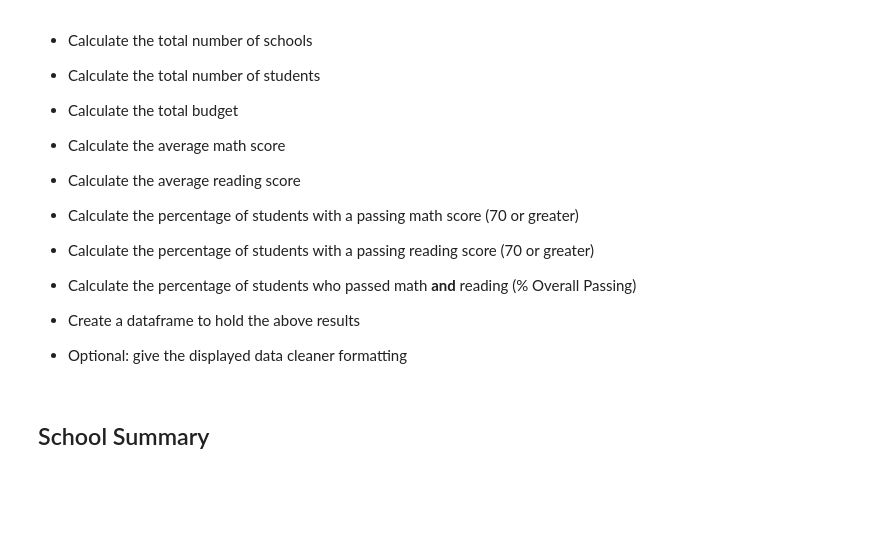
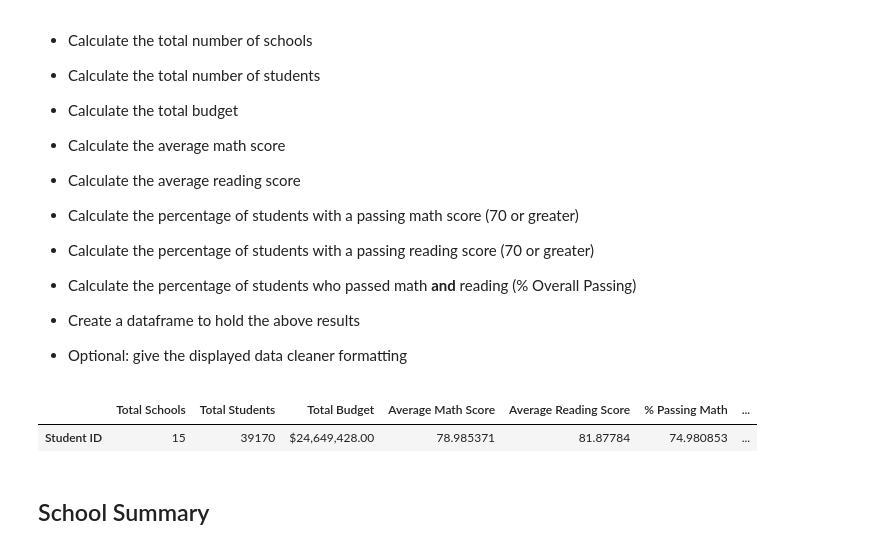
Before and after one commit to MrMrRPG/pandas-challenge, a Jupyter notebook: PyCitySchools/PyCitySchools_starter.ipynb, the cells around one changed output. Cells and saved outputs as stored; diff of their text form; code cells hidden in the pictures; blank space fills up the shorter version.

Commit message:
First part (kinda finished), still have 'student id' on the side instead of index

```diff
--- a/PyCitySchools/PyCitySchools_starter.ipynb
+++ b/PyCitySchools/PyCitySchools_starter.ipynb
@@ -54,42 +54,49 @@ sum_skls = len(all_skls)
 all_students = len(combined_df)
 
 #Total budget
-# all_budget = combined_df["budget"].value_counts()
-# sum_budget = all_budget.sum() # Sum budget does not match template
+all_budget = combined_df["budget"].unique()
+sum_budget = all_budget.sum()
 
 #Average Math Score
 mean_math_score = combined_df["math_score"].mean()
 
 # Average Reading Score
 mean_read_score = combined_df["reading_score"].mean()
 
 # % Passing Math
-pass_math = combined_df.loc[combined_df["math_score"] >= 70, ["math_score"]]
+pass_math = combined_df.loc[combined_df["math_score"] >= 70, ["Student ID"]]
 num_pass_math = pass_math.count()
 percent_pass_math = (num_pass_math/all_students)*100
 
 # % Passing Reading
-pass_read = combined_df.loc[combined_df["reading_score"] >= 70, ["reading_score"]]
+pass_read = combined_df.loc[combined_df["reading_score"] >= 70, ["Student ID"]]
 num_pass_read = pass_read.count()
 percent_pass_read = (num_pass_read/all_students)*100
 
 # % Overall Passing
 pass_both = combined_df.loc[(combined_df["reading_score"] >= 70) & (combined_df["math_score"] >= 70),
                                 ['Student ID']]
 num_pass_both = pass_both.count()
 percent_pass_both = (num_pass_both/all_students)*100
 
 # Writing a new df
 dist_summary_df = pd.DataFrame(
     {"Total Schools": sum_skls,
     "Total Students": all_students,
-#      "Total Budget": 0, still need to figure this out
+     "Total Budget": sum_budget,
      "Average Math Score": mean_math_score,
      "Average Reading Score": mean_read_score,
      "% Passing Math": percent_pass_math,
      "% Passing Reading": percent_pass_read,
      "% Overall Passing": percent_pass_both
     })
+
+# mapping "total budget" to the right format
+dist_summary_df["Total Budget"] = dist_summary_df["Total Budget"].map("${:,.2f}".format)
+dist_summary_df
+# %% [output]
+|  | Total Schools | Total Students | Total Budget | Average Math Score | Average Reading Score | % Passing Math | ... |
+| Student ID | 15 | 39170 | $24,649,428.00 | 78.985371 | 81.87784 | 74.980853 | ... |
 # %% [markdown]
 ## School Summary
 # %% [markdown]
```
